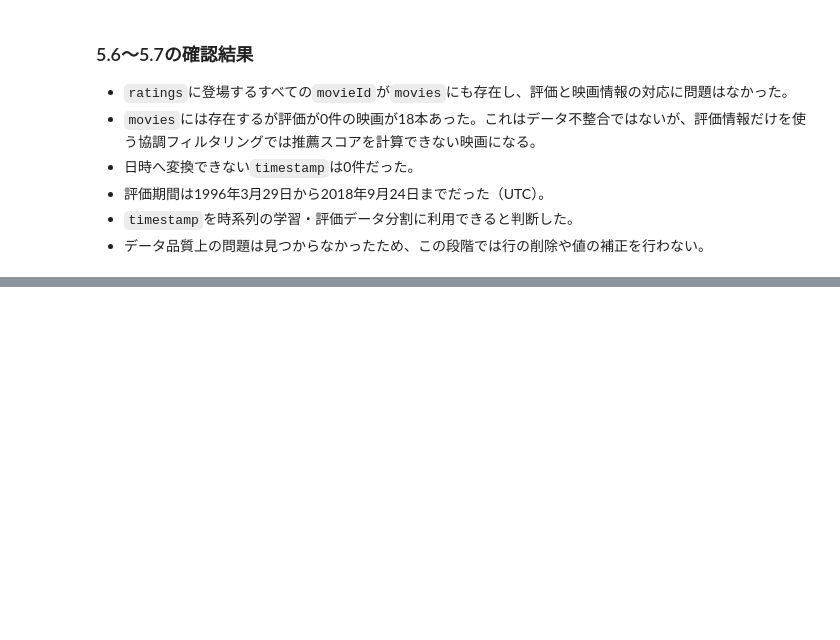
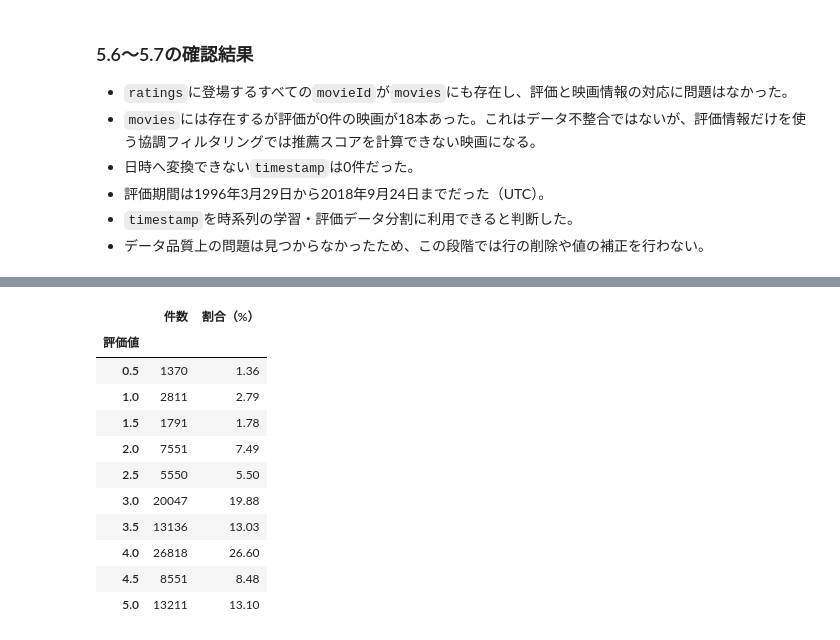
Before and after one commit to HM927/movie-recommendation-system, a Jupyter notebook: notebooks/exploration.ipynb, the cells around one changed output, grey strips where cells are left out. Cells and saved outputs as stored; diff of their text form; code cells hidden in the pictures; blank space fills up the shorter version.

```diff
--- a/notebooks/exploration.ipynb
+++ b/notebooks/exploration.ipynb
@@ -426,0 +511,36 @@ if invalid_timestamp_count > 0:
+# %%
+# 評価値ごとの件数を、評価値の昇順で集計する
+rating_counts = ratings["rating"].value_counts().sort_index()
+
+# 評価値ごとの割合をパーセントに変換する
+rating_percentages = (
+    ratings["rating"]
+    .value_counts(normalize=True)
+    .sort_index()
+    .mul(100)
+    .round(2)
+)
+
+# 件数と割合を1つの表にまとめる
+rating_distribution = pd.DataFrame(
+    {
+        "件数": rating_counts,
+        "割合（%）": rating_percentages,
+    }
+)
+rating_distribution.index.name = "評価値"
+
+display(rating_distribution)
+# %% [output]
+|  | 件数 | 割合（%） |
+| 評価値 |  |  |
+| 0.5 | 1370 | 1.36 |
+| 1.0 | 2811 | 2.79 |
+| 1.5 | 1791 | 1.78 |
+| 2.0 | 7551 | 7.49 |
+| 2.5 | 5550 | 5.50 |
+| 3.0 | 20047 | 19.88 |
+| 3.5 | 13136 | 13.03 |
+| 4.0 | 26818 | 26.60 |
+| 4.5 | 8551 | 8.48 |
+| 5.0 | 13211 | 13.10 |
```
Also changed, not shown: parts of 18 cells of this notebook.
